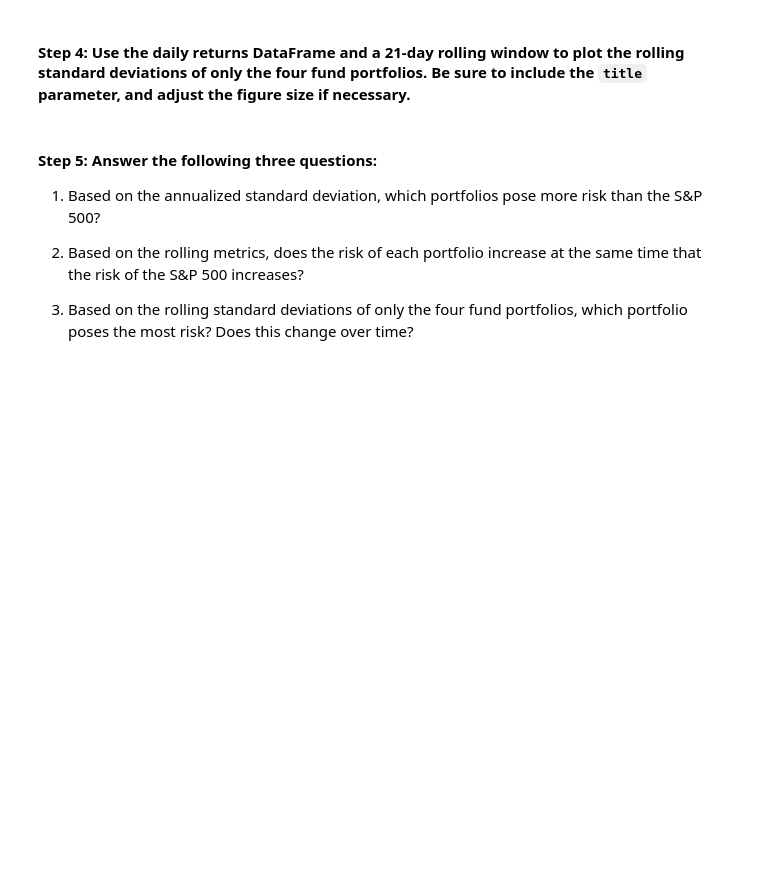
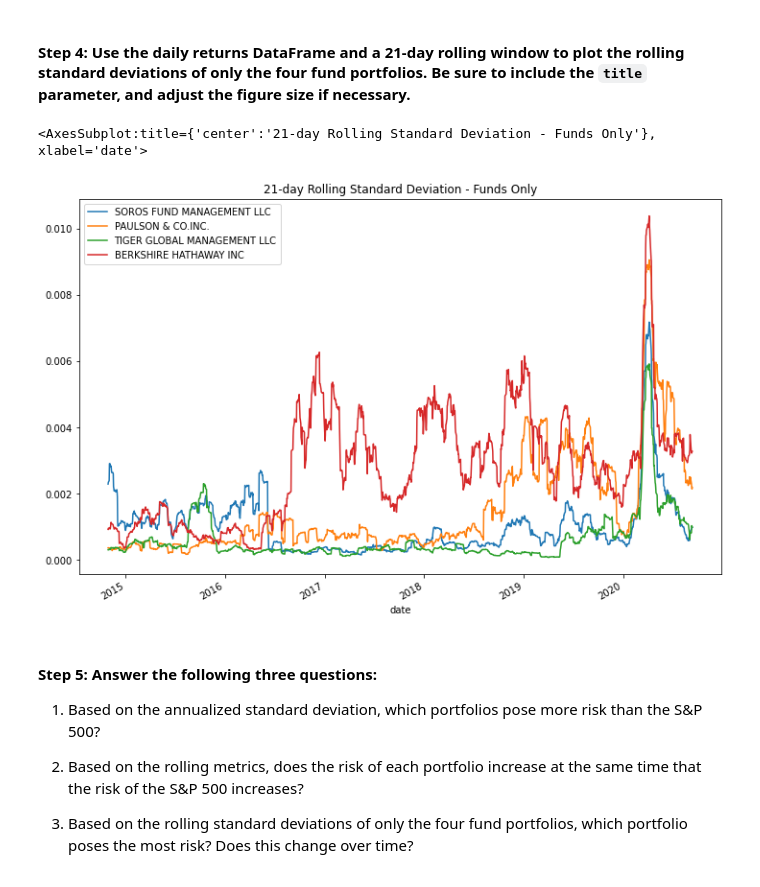
Before and after one commit to sububer/portfolio_analysis, a Jupyter notebook: risk_return_analysis.ipynb, the cells around one changed output. Saved outputs shown, nothing was run; the diff lists cells and outputs as text; code cells hidden in the pictures; blank space fills up the shorter version.

```diff
--- a/risk_return_analysis.ipynb
+++ b/risk_return_analysis.ipynb
@@ -265,7 +300,11 @@ Evaluate the risk profile of each portfolio by using the standard deviation and
 # %%
 # Using the daily return data and a 21-day rolling window, plot the rolling standard deviation of just the 4 portfolios.
 # Include a title parameter and adjust the figure size
-# YOUR CODE HERE
+whales_funds_only_daily_returns.rolling(window=21).std().plot(figsize=(12,8),
+                                                             title='21-day Rolling Standard Deviation - Funds Only')
+# %% [output]
+<AxesSubplot:title={'center':'21-day Rolling Standard Deviation - Funds Only'}, xlabel='date'>
+[figure, added]
 # %% [markdown]
 #### Step 5: Answer the following three questions:
 
```
Also changed, not shown: parts of 8 cells of this notebook.
